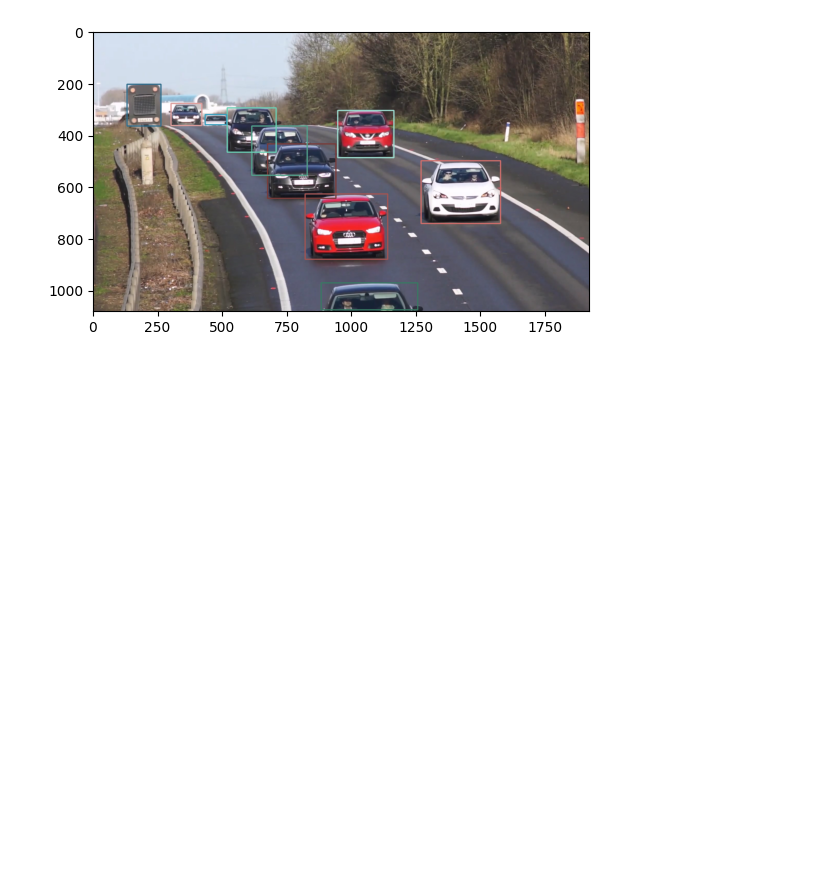
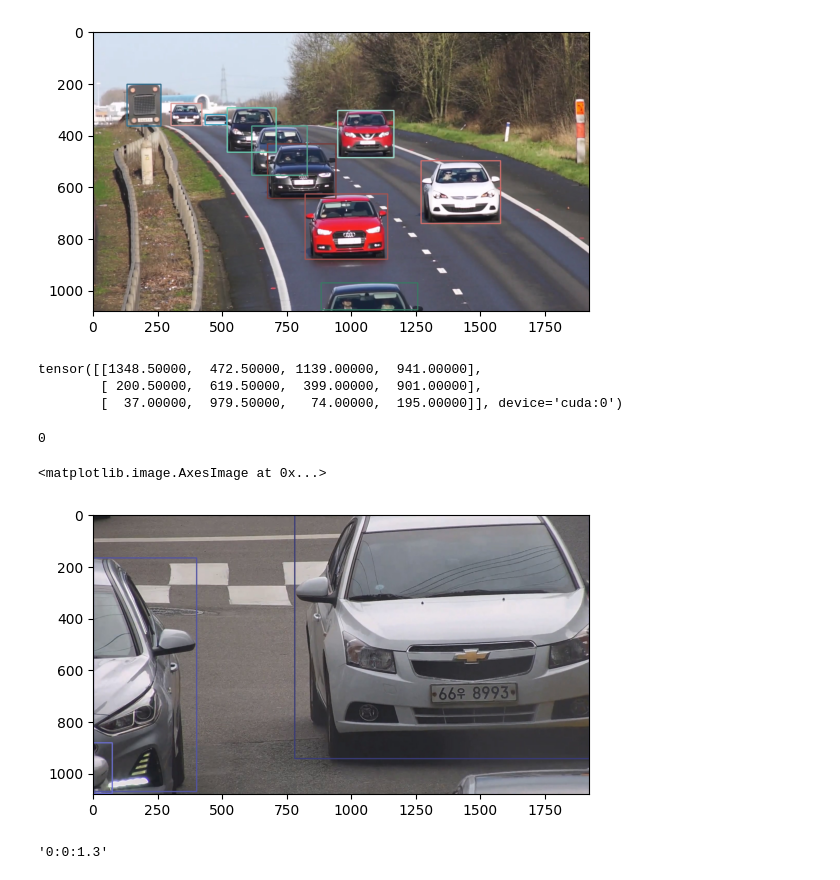
Before and after one commit to pokem1402/yolov8_deepsort, a Jupyter notebook: test.ipynb, the cells around one changed output. Cells and saved outputs as stored; diff of their text form; code cells hidden in the pictures; blank space fills up the shorter version.

```diff
--- a/test.ipynb
+++ b/test.ipynb
@@ -46,3 +46,8 @@ plt.imshow(img_rgb)
 Speed: 1.0ms pre-process, 79.1ms inference, 5.0ms postprocess per image at shape (1, 3, 640, 640)
 <matplotlib.image.AxesImage at 0x...>
 [figure]
+# %%
+from ultralytics import YOLO
+
+# Load a model
+model = YOLO("./weights/yolov8m.pt")
@@ -48,0 +58,15 @@ Speed: 1.0ms pre-process, 79.1ms inference, 5.0ms postprocess per image at shape
+# %%
+target_img_path = "./data/number_recog_capture.jpg"
+target_img = cv2.imread(target_img_path)
+target_img = cv2.cvtColor(target_img, cv2.COLOR_BGR2RGB)
+
+candidate = model(target_img, verbose=False)[0]
+# %%
+cmap = plt.get_cmap('tab20b')
+colors = [cmap(i)[:3] for i in np.linspace(0, 1, 20)]
+# %%
+candidate.boxes.xywh
+# %% [output]
+tensor([[1348.50000,  472.50000, 1139.00000,  941.00000],
+        [ 200.50000,  619.50000,  399.00000,  901.00000],
+        [  37.00000,  979.50000,   74.00000,  195.00000]], device='cuda:0')
@@ -48,0 +75,36 @@ Speed: 1.0ms pre-process, 79.1ms inference, 5.0ms postprocess per image at shape
+# %%
+target_cls = ['car', 'truck']
+class_names = util.read_class_name("./utils/coco.names")
+max_candidate = -1
+max_size = 0
+for i, result in enumerate(candidate):
+    _,_,w,h = result.boxes.xywh.cpu().numpy().squeeze()
+
+    class_name = class_names[int(result.boxes.cls)]
+
+    if class_name in target_cls and w*h > max_size:
+        max_size = w*h
+        max_candidate = i
+
+print(max_candidate)
+# %% [output]
+0
+# %%
+for i,result in enumerate(candidate):
+    color = colors[i % len(colors)]
+    color = [i*255 for i in color]
+    bbox = result.boxes.xyxy.cpu().squeeze()
+    cv2.rectangle(target_img, (int(bbox[0]), int(bbox[1])), (int(bbox[2]), int(bbox[3])), color, 4)
+
+# img_rgb = cv2.cvtColor(img, cv2.COLOR_BGR2RGB)
+plt.imshow(target_img)
+# %% [output]
+<matplotlib.image.AxesImage at 0x...>
+[figure, added]
+# %%
+from utils import util
+
+util.frame2time(5, 15)
+util.frame2time(21, 15)
+# %% [output]
+'0:0:1.3'
```
Also changed, not shown: parts of 3 cells of this notebook, 4 other files.
